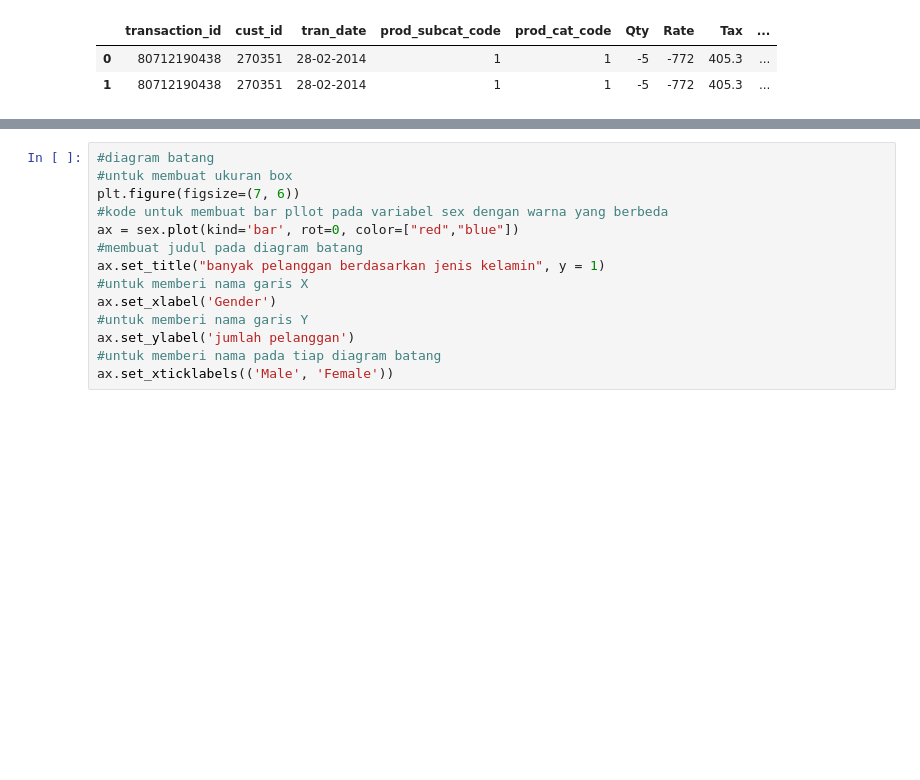
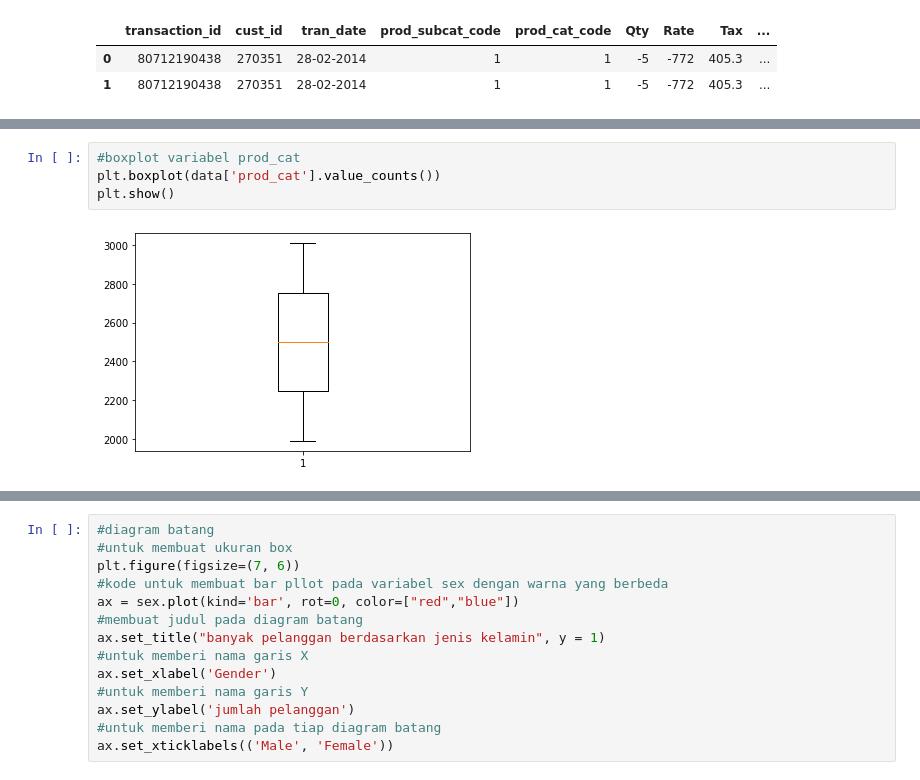
Before and after one commit to ripky/OFA, a Jupyter notebook: QUIS_2_EDA.ipynb, the cells around one changed output, grey strips where cells are left out. Saved outputs shown, nothing was run; the diff lists cells and outputs as text; blank space fills up the shorter version.

```diff
--- a/QUIS_2_EDA.ipynb
+++ b/QUIS_2_EDA.ipynb
@@ -111,3 +159,9 @@ data['prod_cat'].value_counts()
 Clothing    3009
 Bags        1990
 Name: prod_cat, dtype: int64
+# %%
+#boxplot variabel prod_cat
+plt.boxplot(data['prod_cat'].value_counts())
+plt.show()
+# %% [output]
+[figure, added]
```
Also changed, not shown: parts of 17 cells of this notebook.
